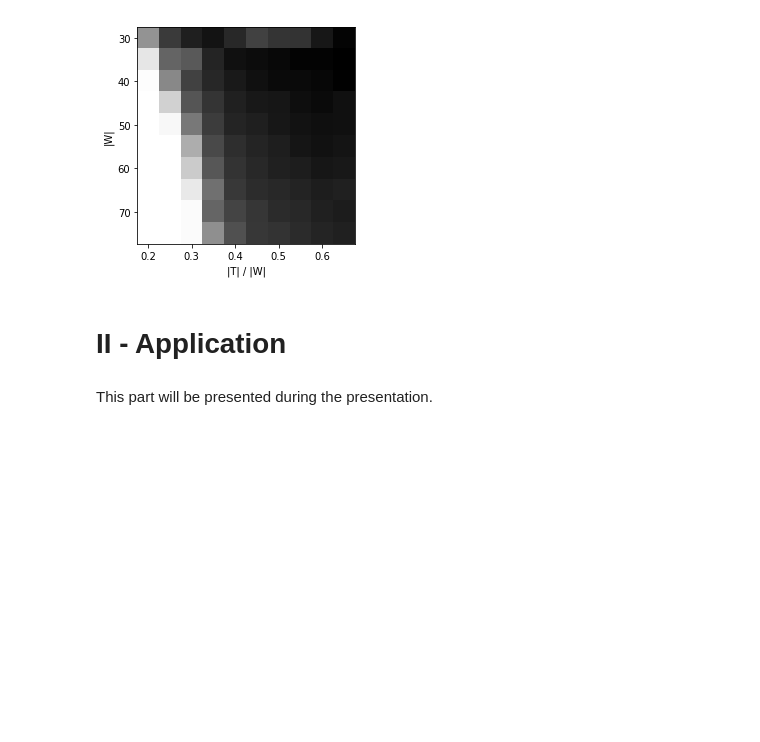
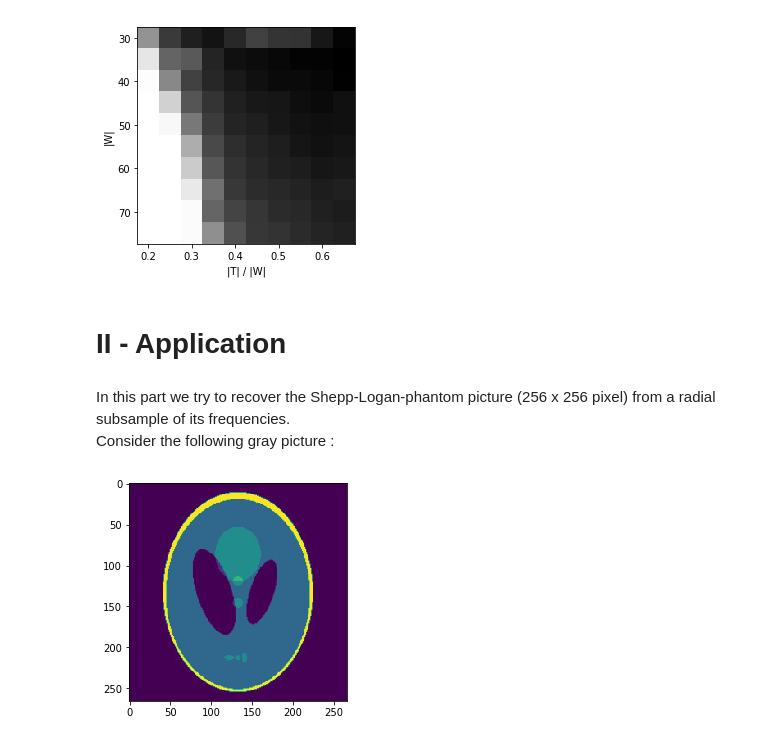
Before and after one commit to rhuille/ENSAE-homework, a Jupyter notebook: Compressed Sensing.ipynb, the cells around one changed output. Cells and saved outputs as stored; diff of their text form; code cells hidden in the pictures; blank space fills up the shorter version.

Commit message:
update for presentation

```diff
--- a/Compressed Sensing.ipynb
+++ b/Compressed Sensing.ipynb
@@ -257,5 +257,17 @@ plt.show()
 [figure]
 # %% [markdown]
 # II - Application
-# %% [markdown]
-This part will be presented during the presentation.
+# %% [markdown]
+In this part we try to recover the Shepp-Logan-phantom picture (256 x 256 pixel) from a radial subsample of its frequencies. <br>
+Consider the following gray picture :
+# %%
+def rgb2gray(rgb):
+    """transform an rgb picture into a gray picture"""
+    return np.dot(rgb[...,:3], [0.2989, 0.5870, 0.1140])
+
+im = rgb2gray(plt.imread('Original-Shepp-Logan-phantom-image.jpg'))
+#plt.figure(figsize=(1,1))
+plt.imshow(im)
+plt.show()
+# %% [output]
+[figure, added]
```
Also changed, not shown: parts of 29 cells of this notebook.
